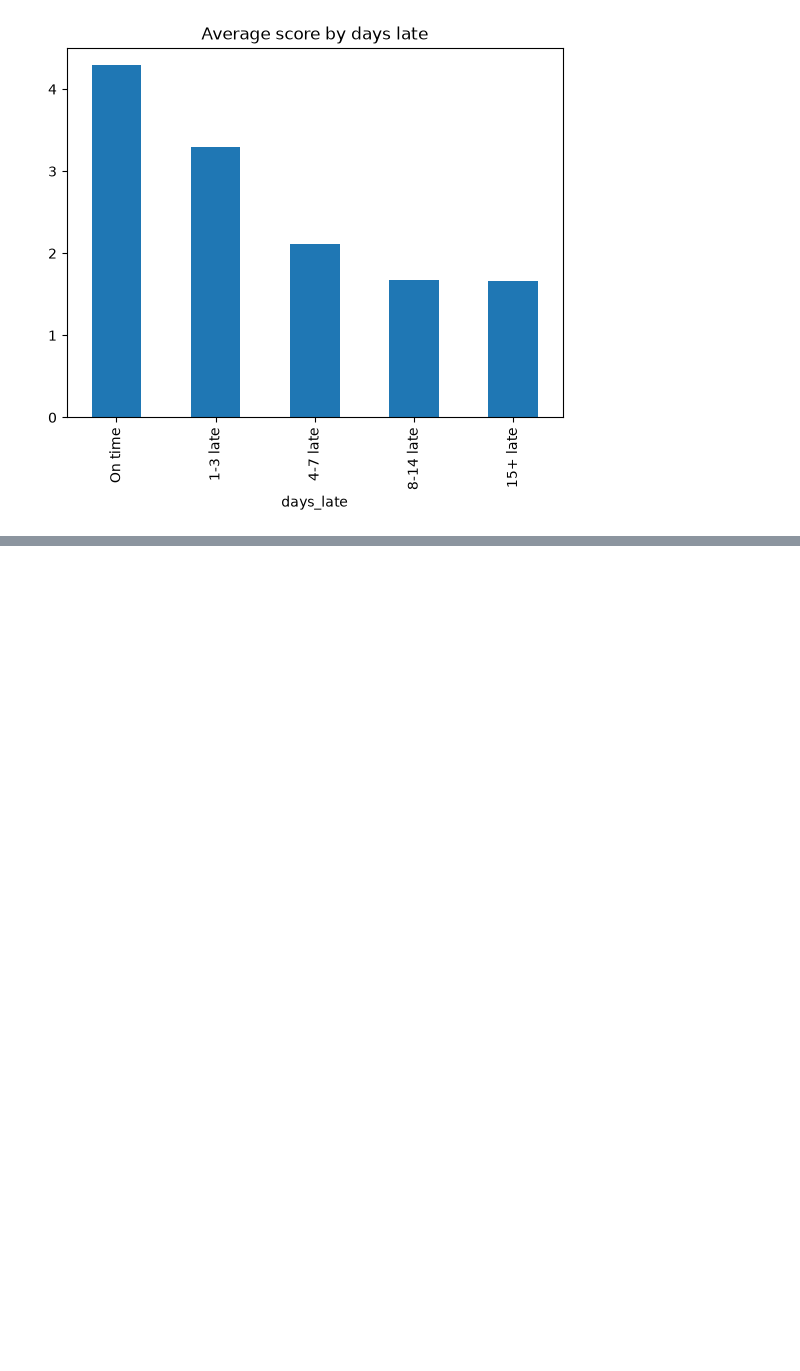
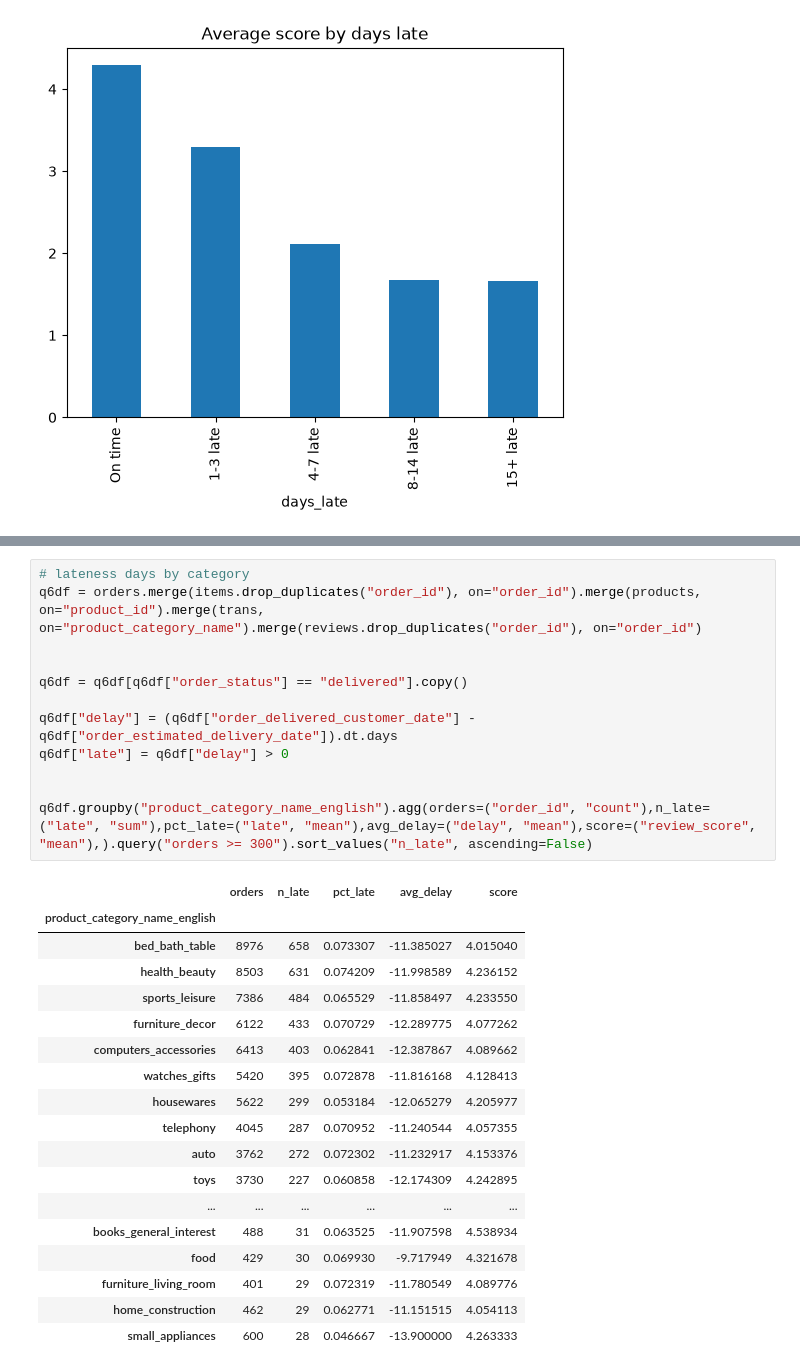
Before and after one commit to Sired1m/data_sprint_olist_G1, a Jupyter notebook: Untitled.ipynb, the cells around one changed output, grey strips where cells are left out. Saved outputs shown, nothing was run; the diff lists cells and outputs as text; blank space fills up the shorter version.

```diff
--- a/Untitled.ipynb
+++ b/Untitled.ipynb
@@ -583,0 +668,31 @@ repeat_pct.plot(kind='bar', title='Repeat purchase % (False = happy, True = unha
+# %%
+# lateness days by category
+q6df = orders.merge(items.drop_duplicates("order_id"), on="order_id").merge(products, on="product_id").merge(trans, on="product_category_name").merge(reviews.drop_duplicates("order_id"), on="order_id")
+
+
+q6df = q6df[q6df["order_status"] == "delivered"].copy()
+
+q6df["delay"] = (q6df["order_delivered_customer_date"] - q6df["order_estimated_delivery_date"]).dt.days
+q6df["late"] = q6df["delay"] > 0
+
+
+q6df.groupby("product_category_name_english").agg(orders=("order_id", "count"),n_late=("late", "sum"),pct_late=("late", "mean"),avg_delay=("delay", "mean"),score=("review_score", "mean"),).query("orders >= 300").sort_values("n_late", ascending=False)
+# %% [output]
+|  | orders | n_late | pct_late | avg_delay | score |
+| product_category_name_english |  |  |  |  |  |
+| bed_bath_table | 8976 | 658 | 0.073307 | -11.385027 | 4.015040 |
+| health_beauty | 8503 | 631 | 0.074209 | -11.998589 | 4.236152 |
+| sports_leisure | 7386 | 484 | 0.065529 | -11.858497 | 4.233550 |
+| furniture_decor | 6122 | 433 | 0.070729 | -12.289775 | 4.077262 |
+| computers_accessories | 6413 | 403 | 0.062841 | -12.387867 | 4.089662 |
+| watches_gifts | 5420 | 395 | 0.072878 | -11.816168 | 4.128413 |
+| housewares | 5622 | 299 | 0.053184 | -12.065279 | 4.205977 |
+| telephony | 4045 | 287 | 0.070952 | -11.240544 | 4.057355 |
+| auto | 3762 | 272 | 0.072302 | -11.232917 | 4.153376 |
+| toys | 3730 | 227 | 0.060858 | -12.174309 | 4.242895 |
+| ... | ... | ... | ... | ... | ... |
+| books_general_interest | 488 | 31 | 0.063525 | -11.907598 | 4.538934 |
+| food | 429 | 30 | 0.069930 | -9.717949 | 4.321678 |
+| furniture_living_room | 401 | 29 | 0.072319 | -11.780549 | 4.089776 |
+| home_construction | 462 | 29 | 0.062771 | -11.151515 | 4.054113 |
+| small_appliances | 600 | 28 | 0.046667 | -13.900000 | 4.263333 |
```
Also changed, not shown: parts of 9 cells of this notebook, 1 other file.
